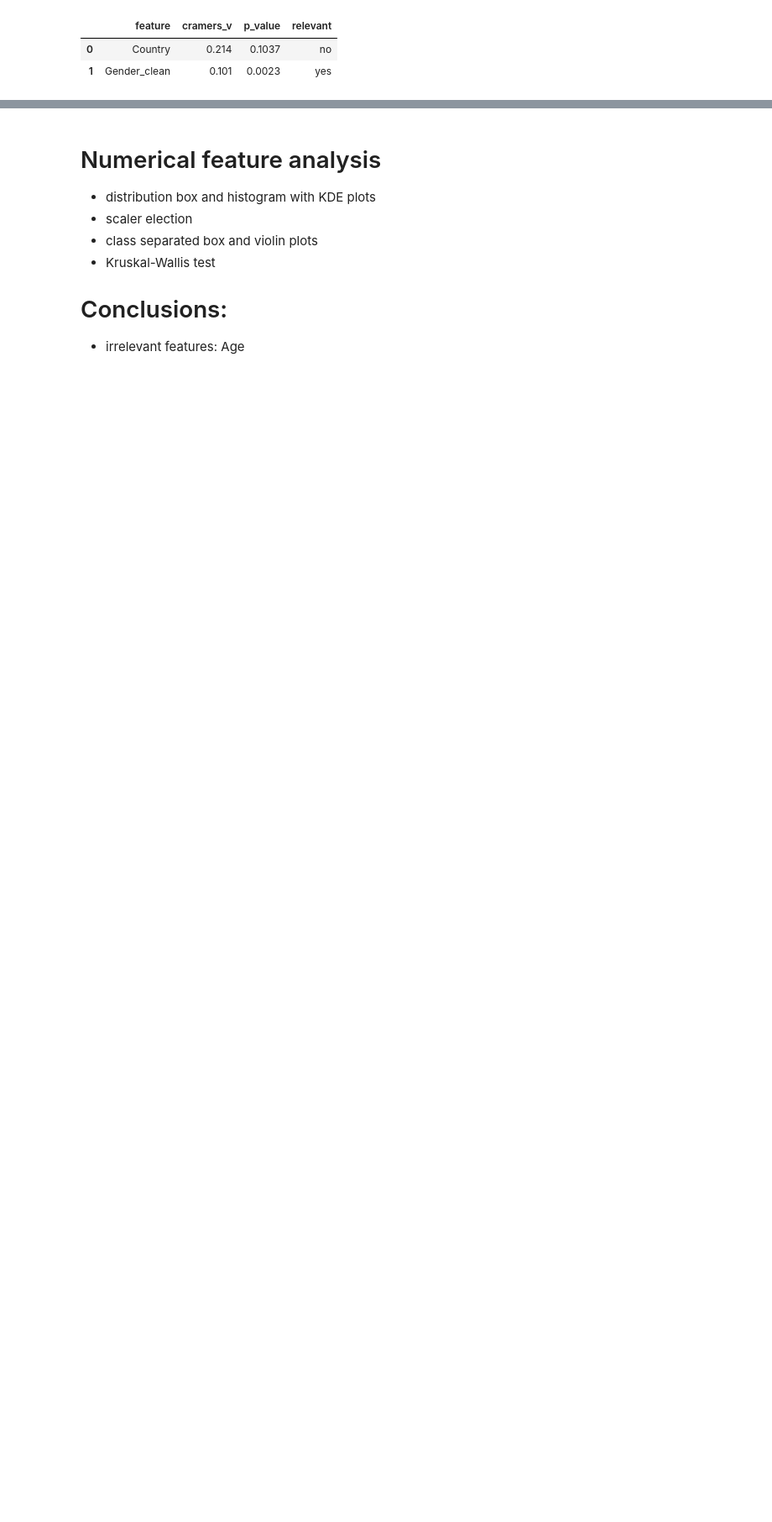
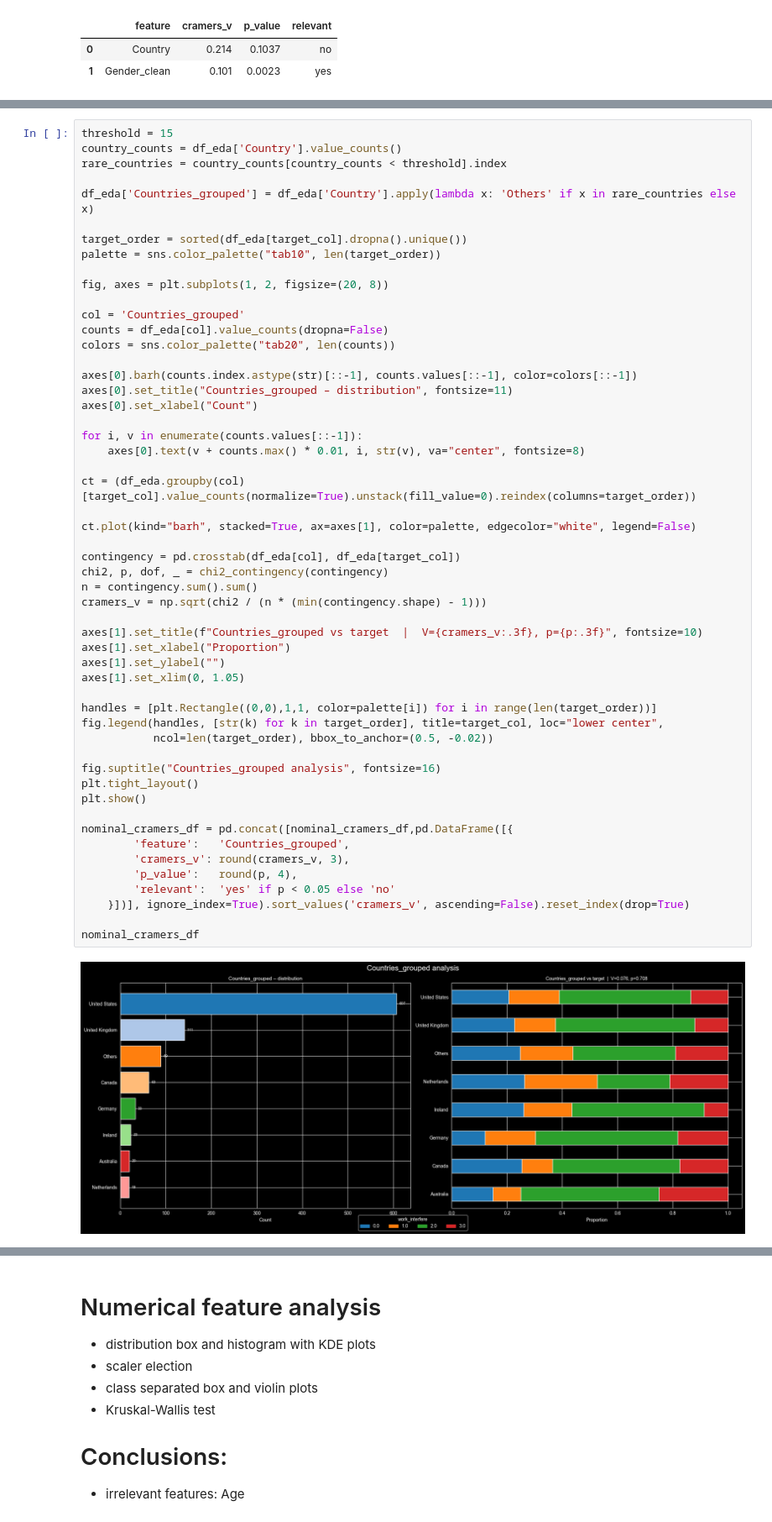
Before and after one commit to bajon1/Classification-pipeline-on-the-Mental-Health, a Jupyter notebook: notebooks/02_eda.ipynb, the cells around one changed output, grey strips where cells are left out. Shown at 84% size. Saved outputs shown, nothing was run; the diff lists cells and outputs as text; blank space fills up the shorter version.

Commit message:
'Grouped_countries' nominal feature creation and testing

```diff
--- a/notebooks/02_eda.ipynb
+++ b/notebooks/02_eda.ipynb
@@ -389,0 +388,55 @@ nominal_cramers_df
+# %%
+threshold = 15
+country_counts = df_eda['Country'].value_counts()
+rare_countries = country_counts[country_counts < threshold].index
+
+df_eda['Countries_grouped'] = df_eda['Country'].apply(lambda x: 'Others' if x in rare_countries else x)
+
+target_order = sorted(df_eda[target_col].dropna().unique())
+palette = sns.color_palette("tab10", len(target_order))
+
+fig, axes = plt.subplots(1, 2, figsize=(20, 8))
+
+col = 'Countries_grouped'
+counts = df_eda[col].value_counts(dropna=False)
+colors = sns.color_palette("tab20", len(counts))
+
+axes[0].barh(counts.index.astype(str)[::-1], counts.values[::-1], color=colors[::-1])
+axes[0].set_title("Countries_grouped – distribution", fontsize=11)
+axes[0].set_xlabel("Count")
+
+for i, v in enumerate(counts.values[::-1]):
+    axes[0].text(v + counts.max() * 0.01, i, str(v), va="center", fontsize=8)
+
+ct = (df_eda.groupby(col)[target_col].value_counts(normalize=True).unstack(fill_value=0).reindex(columns=target_order))
+
+ct.plot(kind="barh", stacked=True, ax=axes[1], color=palette, edgecolor="white", legend=False)
+
+contingency = pd.crosstab(df_eda[col], df_eda[target_col])
+chi2, p, dof, _ = chi2_contingency(contingency)
+n = contingency.sum().sum()
+cramers_v = np.sqrt(chi2 / (n * (min(contingency.shape) - 1)))
+
+axes[1].set_title(f"Countries_grouped vs target  |  V={cramers_v:.3f}, p={p:.3f}", fontsize=10)
+axes[1].set_xlabel("Proportion")
+axes[1].set_ylabel("")
+axes[1].set_xlim(0, 1.05)
+
+handles = [plt.Rectangle((0,0),1,1, color=palette[i]) for i in range(len(target_order))]
+fig.legend(handles, [str(k) for k in target_order], title=target_col, loc="lower center",
+           ncol=len(target_order), bbox_to_anchor=(0.5, -0.02))
+
+fig.suptitle("Countries_grouped analysis", fontsize=16)
+plt.tight_layout()
+plt.show()
+
+nominal_cramers_df = pd.concat([nominal_cramers_df,pd.DataFrame([{
+        'feature':   'Countries_grouped',
+        'cramers_v': round(cramers_v, 3),
+        'p_value':   round(p, 4),
+        'relevant':  'yes' if p < 0.05 else 'no'
+    }])], ignore_index=True).sort_values('cramers_v', ascending=False).reset_index(drop=True)
+
+nominal_cramers_df
+# %% [output]
+[figure, added]
```
Also changed, not shown: parts of 4 cells of this notebook.
